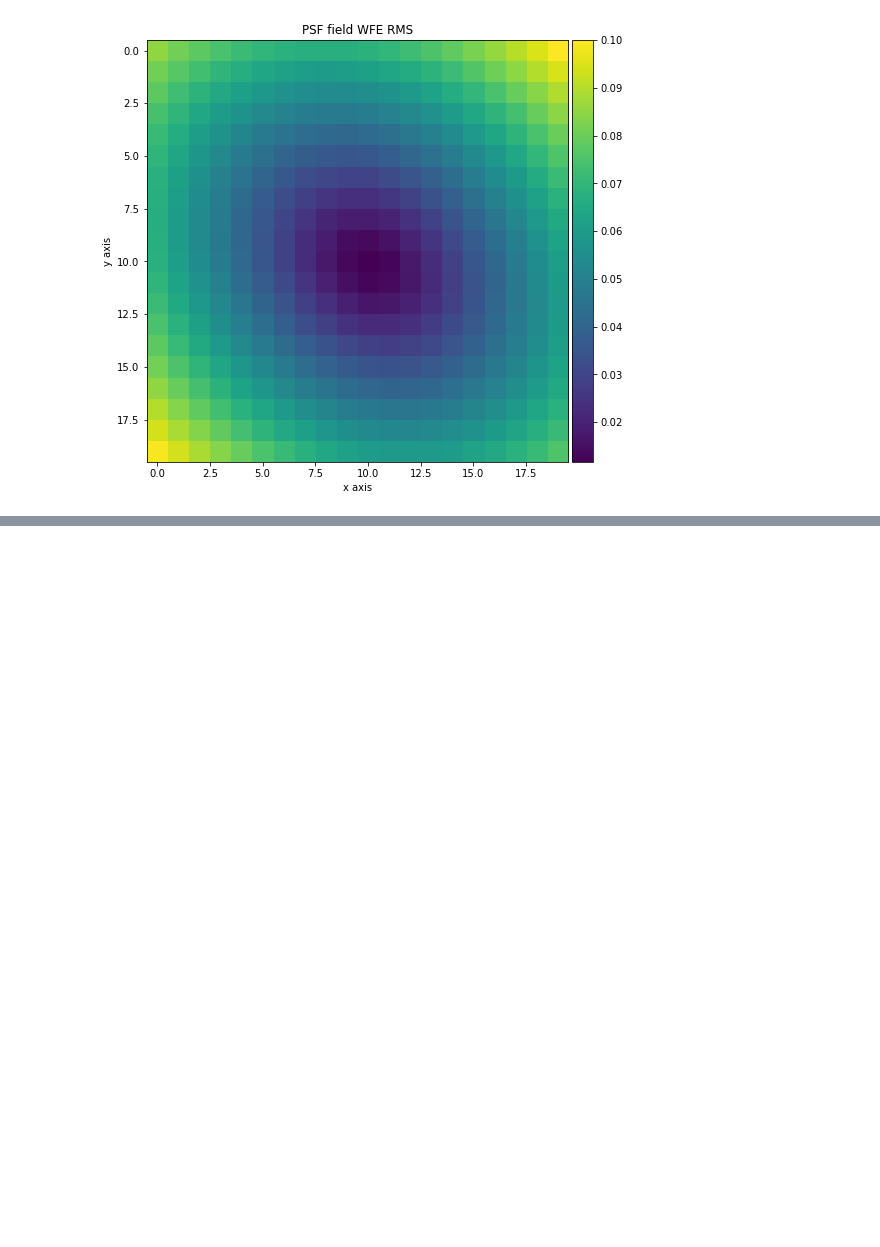
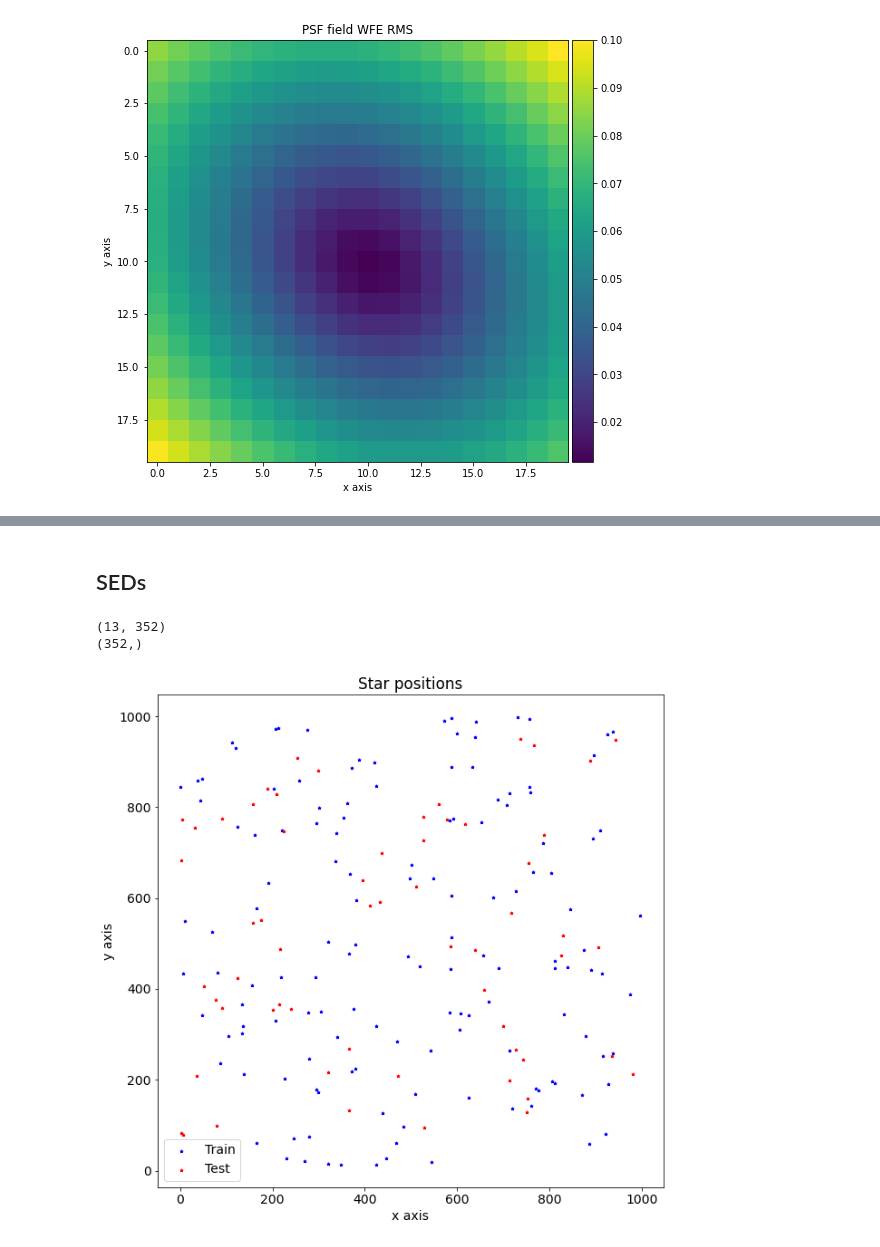
Before and after one commit to CosmoStat/wf-psf, a Jupyter notebook: psf-generation/notebooks/DEF-PSF-field.ipynb, the cells around one changed output, grey strips where cells are left out. Drawn from its saved outputs; the diff is of its cells as text; code cells hidden in the pictures; blank space fills up the shorter version.

```diff
--- a/psf-generation/notebooks/DEF-PSF-field.ipynb
+++ b/psf-generation/notebooks/DEF-PSF-field.ipynb
@@ -1047,0 +1081,11 @@ plt.show()
+# %%
+# Parameters
+n_stars = 200
+
+x_min_lim = 0
+x_max_lim = 1e3
+
+y_min_lim = 0
+y_max_lim = 1e3
+# %% [markdown]
+## SEDs
@@ -1047,0 +1099,7 @@ plt.show()
+# %%
+print(stellar_SEDs.shape)
+print(stellar_lambdas.shape)
+# np.random.randint(low=0, high=14)
+# %% [output]
+(13, 352)
+(352,)
@@ -1047,0 +1120,20 @@ plt.show()
+# %%
+# First we choose the locations (randomly)
+pos_np = np.random.rand(n_stars,2)
+
+pos_np[:,0] = pos_np[:,0]*(x_max_lim - x_min_lim) - x_min_lim
+pos_np[:,1] = pos_np[:,1]*(y_max_lim - y_min_lim) - y_min_lim
+# %%
+train_lim = 140
+
+fig = plt.figure(figsize=(10,10))
+ax1 = fig.add_subplot(111)
+im1 = ax1.scatter(pos_np[:train_lim,0], pos_np[:train_lim,1], s=10., c='blue', marker='*', label='Train')
+im1 = ax1.scatter(pos_np[train_lim:,0], pos_np[train_lim:,1], s=10., c='red', marker='*', label='Test')
+ax1.set_title('Star positions')
+ax1.set_xlabel('x axis')
+ax1.set_ylabel('y axis')
+ax1.legend()
+plt.show()
+# %% [output]
+[figure, added]
```
Also changed, not shown: parts of 20 cells of this notebook.
